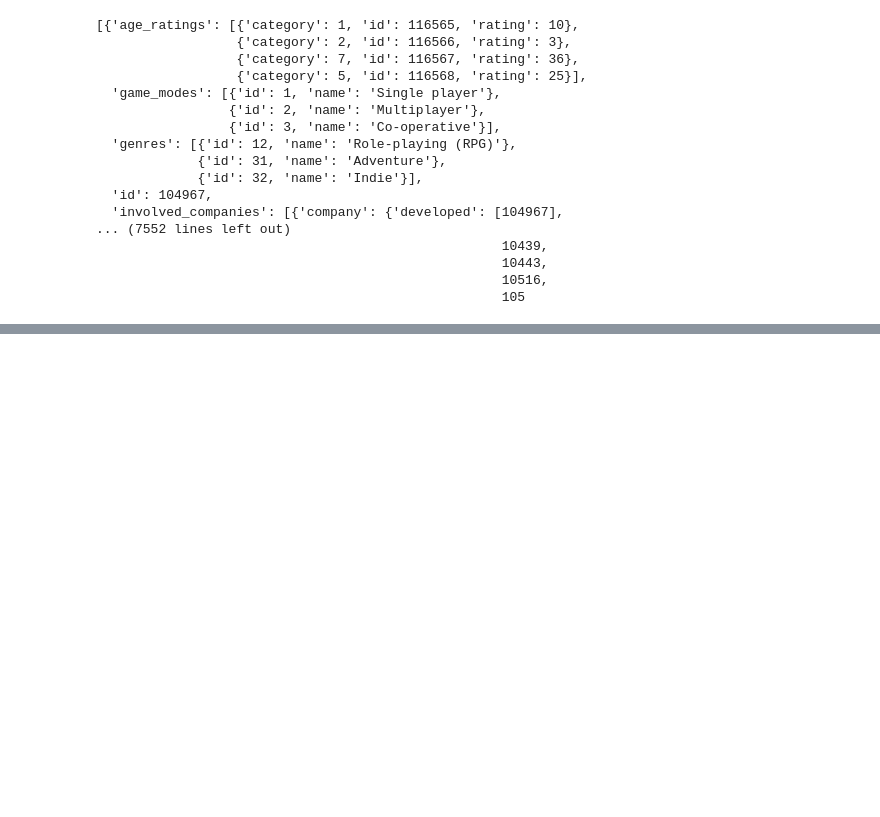
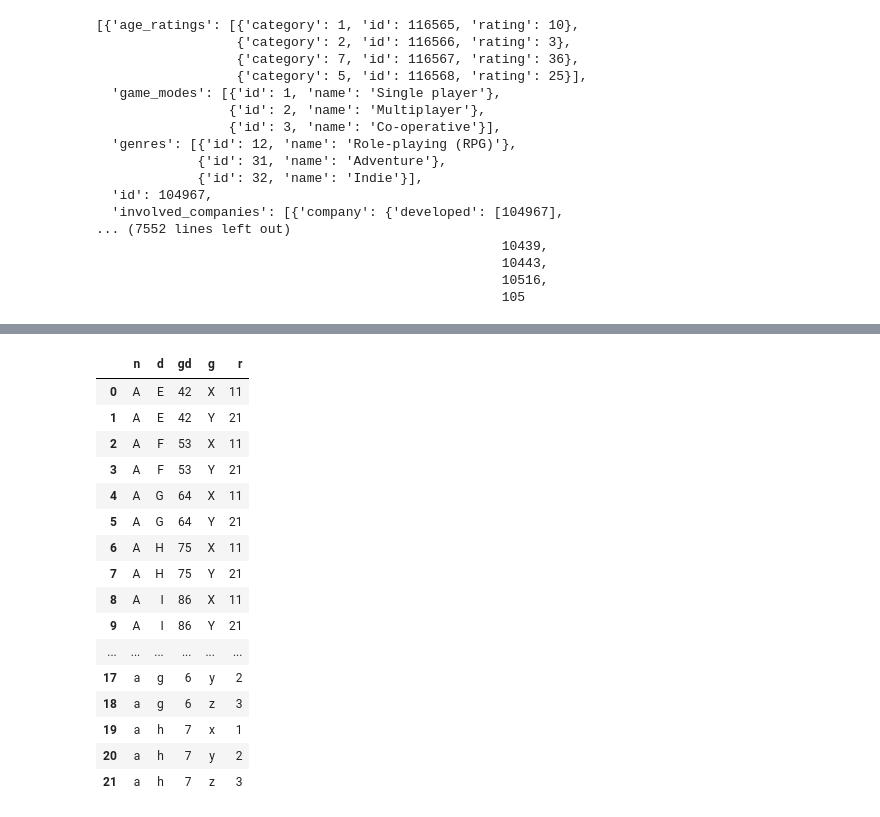
Before and after one commit to nlabern/Project_1_Steam_PC_, a Jupyter notebook: data_retrieval.ipynb, the cells around one changed output, grey strips where cells are left out. Cells and saved outputs as stored; diff of their text form; code cells hidden in the pictures; blank space fills up the shorter version.

Commit message:
Ran a couple tests repeatedly to find the best way to get the JSON data into a dataframe

```diff
--- a/data_retrieval.ipynb
+++ b/data_retrieval.ipynb
@@ -114,0 +152,31 @@ rel_date_reg_dict = {
+# %%
+d1 = []
+d2 = []
+
+d1.append({
+    "n": ["a", "a", "a"],
+    "g": ["x", "y", "z"],
+    "r": [1, 2, 3]
+})
+d1.append({
+    "n": ["A","A"],
+    "g": ["X", "Y"],
+    "r": [11, 21]
+})
+
+d2.append({
+    "n": ["a", "a", "a", "a"],
+	"d": ["e", "f", "g", "h"],
+    "gd": [4, 5, 6, 7]
+})
+d2.append({
+    "n": ["A", "A", "A", "A", "A"],
+	"d": ["E", "F", "G", "H", "I"],
+    "gd": [42, 53, 64, 75, 86]
+})
+
+df1 = pd.DataFrame(d1)
+df2 = pd.DataFrame(d2)
+
+df1 = df1.explode(list(df1.columns))
+df1
@@ -114,0 +190,3 @@ rel_date_reg_dict = {
+# %%
+df2 = df2.explode(list(df2.columns))
+df2
@@ -114,0 +204,21 @@ rel_date_reg_dict = {
+# %%
+gd = pd.merge(df2, df1, how="outer", on=["n", "n"])
+gd
+# %% [output]
+|  | n | d | gd | g | r |
+| 0 | A | E | 42 | X | 11 |
+| 1 | A | E | 42 | Y | 21 |
+| 2 | A | F | 53 | X | 11 |
+| 3 | A | F | 53 | Y | 21 |
+| 4 | A | G | 64 | X | 11 |
+| 5 | A | G | 64 | Y | 21 |
+| 6 | A | H | 75 | X | 11 |
+| 7 | A | H | 75 | Y | 21 |
+| 8 | A | I | 86 | X | 11 |
+| 9 | A | I | 86 | Y | 21 |
+| ... | ... | ... | ... | ... | ... |
+| 17 | a | g | 6 | y | 2 |
+| 18 | a | g | 6 | z | 3 |
+| 19 | a | h | 7 | x | 1 |
+| 20 | a | h | 7 | y | 2 |
+| 21 | a | h | 7 | z | 3 |
```
Also changed, not shown: parts of 3 cells of this notebook.
